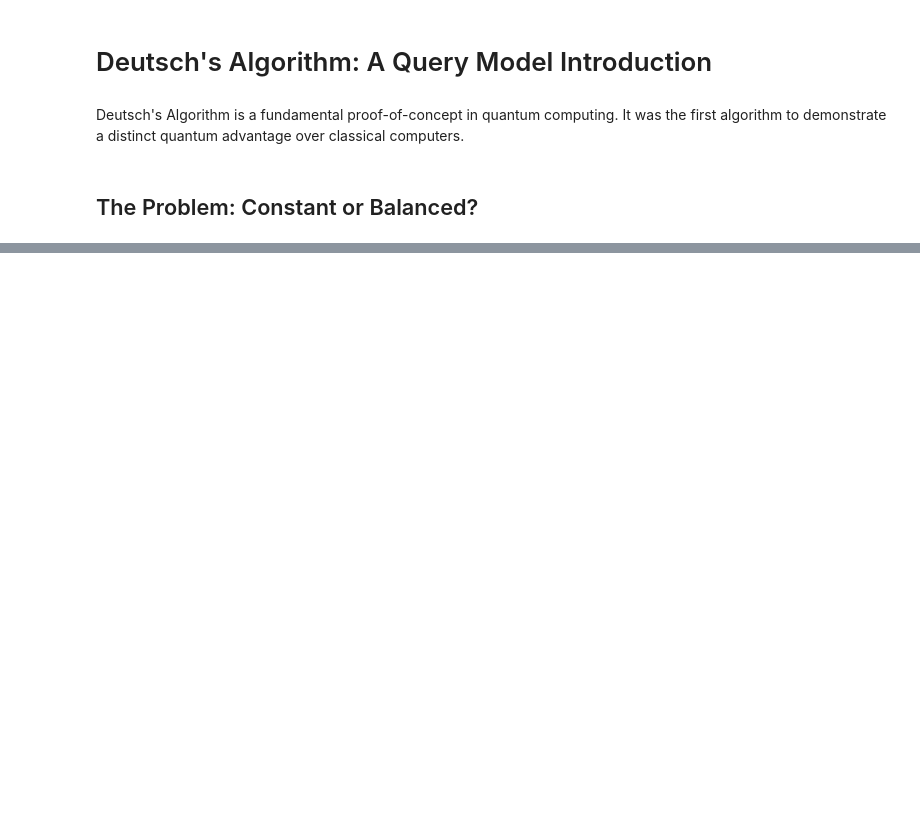
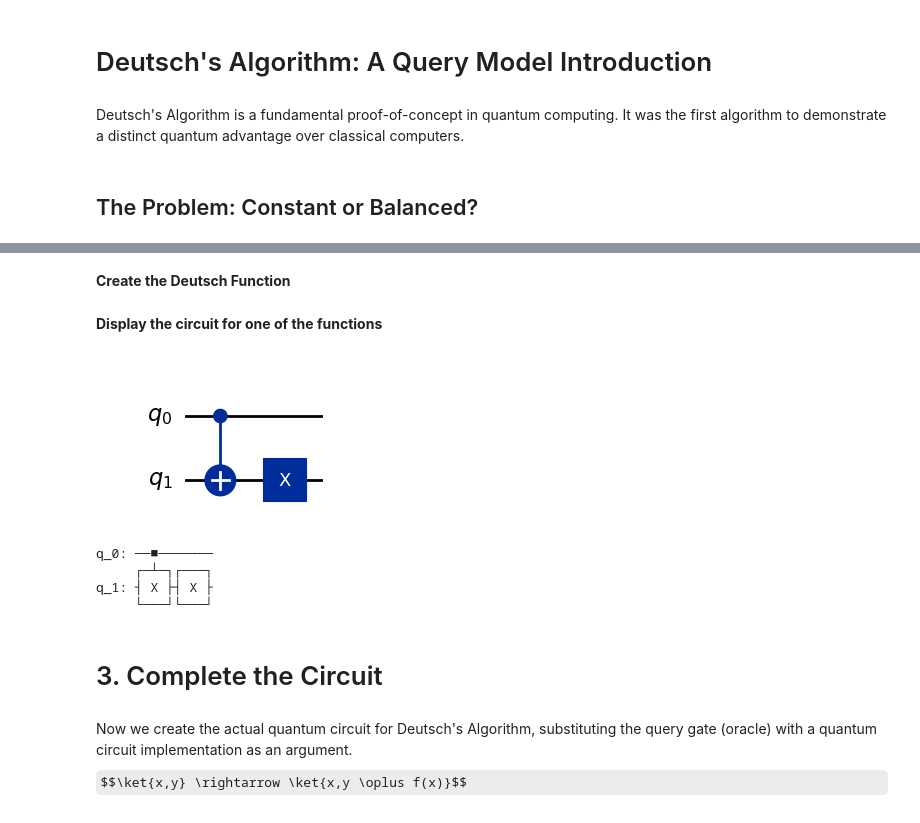
Before and after one commit to georgelake2/Quantum-Computing, a Jupyter notebook: Deutsch.ipynb, the cells around one changed output, grey strips where cells are left out. Saved outputs shown, nothing was run; the diff lists cells and outputs as text; code cells hidden in the pictures; some formulas as TeX source; blank space fills up the shorter version.

Commit message:
Deutsch - Init

```diff
--- a/Deutsch.ipynb
+++ b/Deutsch.ipynb
@@ -20,0 +77,39 @@ We have a "Black Box" (Oracle) that computes a 1-bit function $f:\{0,1\} \righta
+# %% [markdown]
+**Create the Deutsch Function**
+# %%
+def deutsch_function(case: int):
+    """
+    Generate a quantum circuit for one of the 4 functions.
+    From one bit to one bit
+    """
+    if case not in [1,2,3,4]:
+        raise ValueError("'case' must be 1, 2, 3, or 4")
+
+    f = QuantumCircuit(2)
+    # Case 1: nothing
+    # Case 2: CNOT
+    # Case 3: CNOT, X
+    # Case 4: X
+    if case in [2, 3]:
+        f.cx(0,1)
+    if case in [3,4 ]:
+        f.x(1)
+    return f
+# %% [markdown]
+**Display the circuit for one of the functions**
+# %%
+display(deutsch_function(3).draw(output='mpl'))
+# %% [output]
+[figure, added]
+# %%
+display(deutsch_function(3).draw())
+# %% [output]
+q_0: ──■───────
+     ┌─┴─┐┌───┐
+q_1: ┤ X ├┤ X ├
+     └───┘└───┘
+# %% [markdown]
+# 3. Complete the Circuit
+# %% [markdown]
+Now we create the actual quantum circuit for Deutsch's Algorithm, substituting the query gate (oracle) with a quantum circuit implementation as an argument.
+$$\ket{x,y} \rightarrow \ket{x,y \oplus f(x)}$$
```
Also changed, not shown: parts of 17 cells of this notebook.
